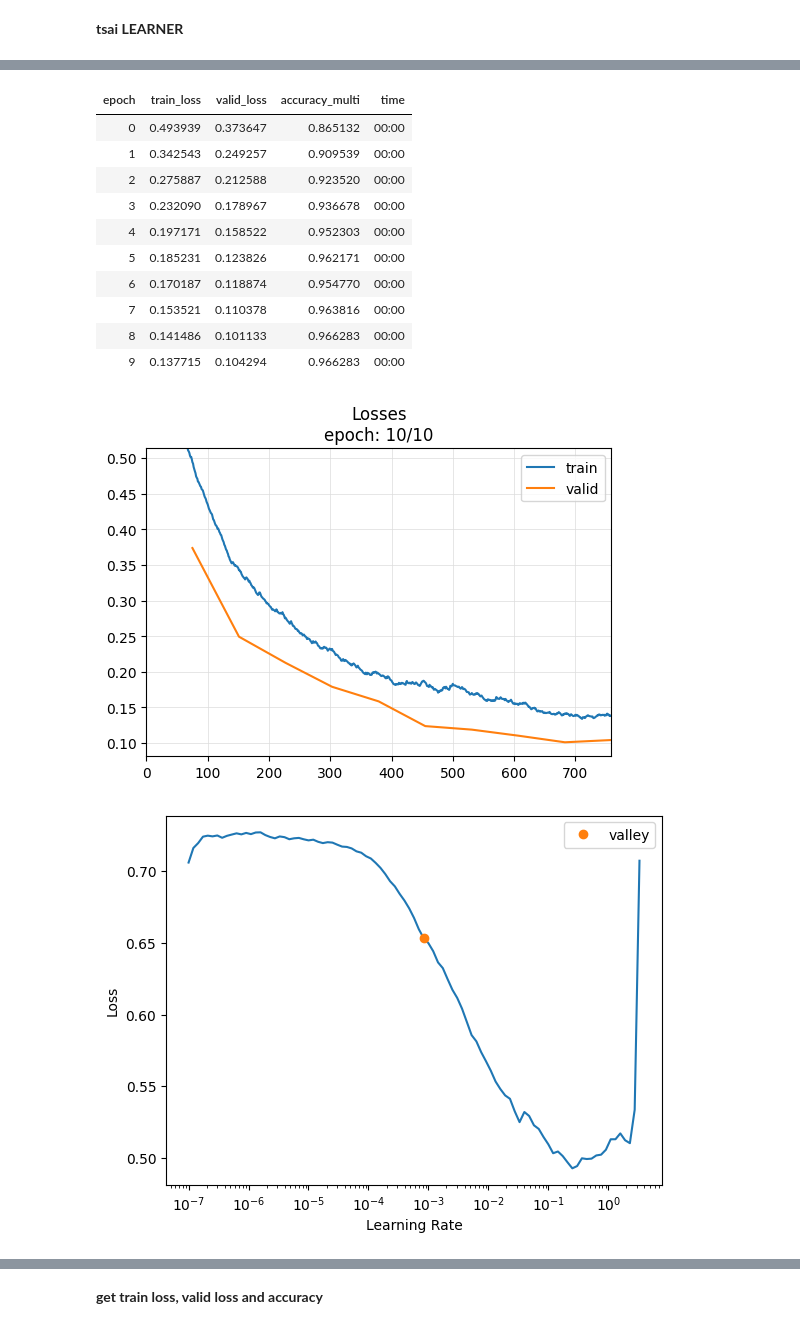
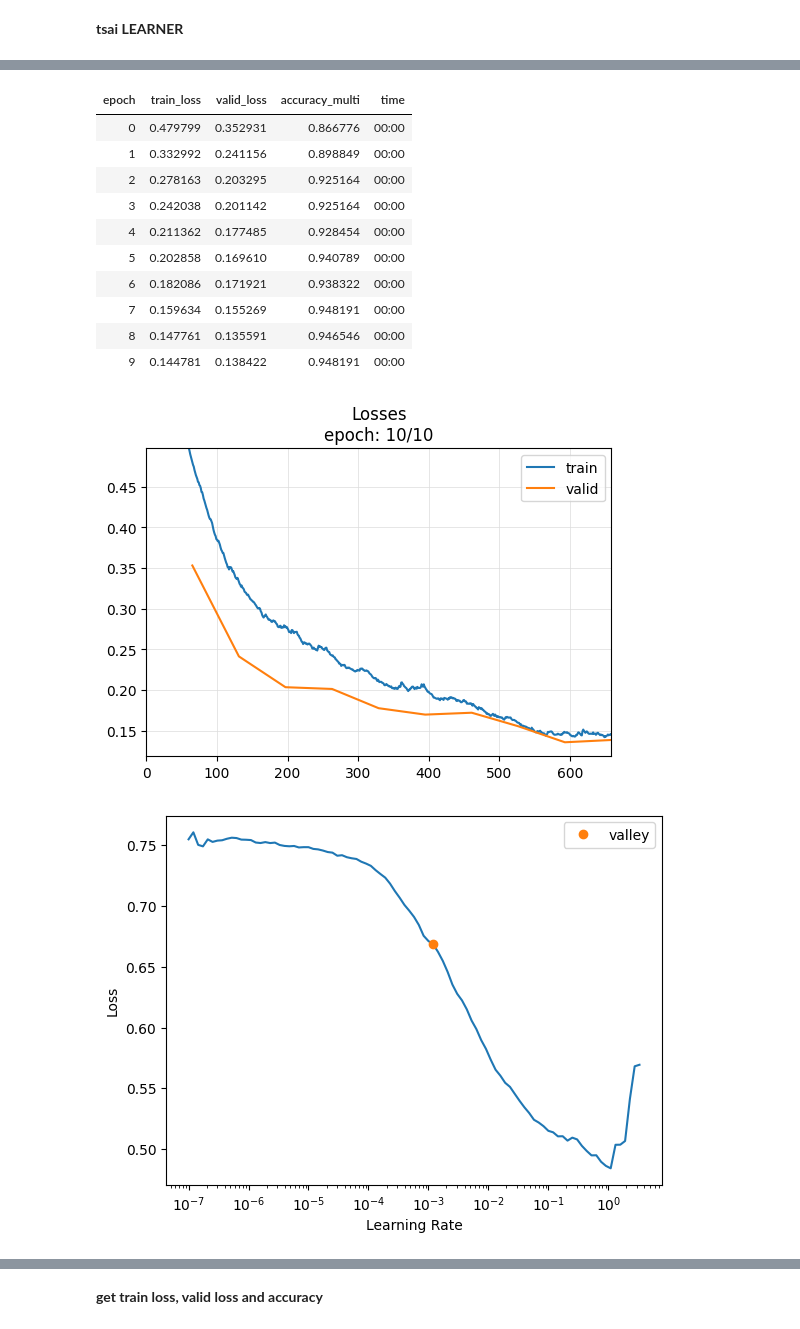
Before and after one commit to MajedNaN/TimeSeriesClassification, a Jupyter notebook: main.ipynb, the cells around one changed output, grey strips where cells are left out. Saved outputs shown, nothing was run; the diff lists cells and outputs as text; code cells hidden in the pictures.

Commit message:
/modified standardization to avoid data leakage

```diff
--- a/main.ipynb
+++ b/main.ipynb
@@ -328,31 +345,34 @@ stride = 1
 #X, y = SlidingWindow(window_len=window , stride = stride, get_x = [0,1], get_y = [2])(df_mini)
 
 ## undersampling and sliding and standardize
-X1,y1,mean1,std1 = under_sample(df_mini1,under_window,seq_len,stride,standardize=1)
-X2,y2,mean2,std2 = under_sample(df_mini2,under_window,seq_len,stride,standardize=1)
+X1,y1= under_sample(df_mini1,under_window,seq_len,stride)
+X2,y2= under_sample(df_mini2,under_window,seq_len,stride)
+
+
+
 ### standardizing segments after undersampling
 
 # mean,std from dataset after undersampling
-# X1_ = standardize(X1,mean = mean1, std = std1)
-# X2_ = standardize(X2,mean = mean1, std = std2)
+# X1_ = standardize_with_params(X1,mean = mean1, std = std1)
+# X2_ = standardize_with_params(X2,mean = mean1, std = std2)
 
 # mean,std from dataset before undersampling
-# X1_ = standardize(X1,min = features_mini1.min(axis=0), max = features_mini1.max(axis=0))
-# X2_ = standardize(X2,min = features_mini2.min(axis=0), max = features_mini2.max(axis=0))
+# X1_ = standardize_with_params(X1,min = features_mini1.min(axis=0), max = features_mini1.max(axis=0))
+# X2_ = standardize_with_params(X2,min = features_mini2.min(axis=0), max = features_mini2.max(axis=0))
 
 
 ##################################################################################################
 # # standardize the whole data without undersampling
 
-# features_mini1 = standardize(features_mini1,mean = features_mini1.mean(axis=0),std = features_mini1.std(axis=0))
-# features_mini2 = standardize(features_mini2,mean = features_mini2.mean(axis=0),std = features_mini2.std(axis=0))
+# features_mini1 = standardize_with_params(features_mini1,mean = features_mini1.mean(axis=0),std = features_mini1.std(axis=0))
+# features_mini2 = standardize_with_params(features_mini2,mean = features_mini2.mean(axis=0),std = features_mini2.std(axis=0))
 
 # ## sliding the whole data
 # X1_,y1 = sliding(seq_len,stride,features_mini1,targets1)#.loc[:,'person'])
 # X2_,y2 = sliding(seq_len,stride,features_mini2,targets2)#.loc[:,'person'])
 
-
-X = concat(X1_,X2_)
+X = concat(X1,X2)
+# X = concat(X1_,X2_)
 y = concat(y1,y2)
 X.shape, y.shape
 # %% [output]
@@ -444,43 +479,53 @@ f1 score: 0.9625
 # %%
 ######## remove standardization from above at first, also remove sigmoid from the network*****************
 
 # splits = TimeSplitter()(y)
-splits = TrainValidTestSplitter()(y)
-tfms  = [TSStandardize(use_single_batch=False), MultiCategorize()]
-# batch_tfms = TSStandardize()
-dsets = TSDatasets(X, y, tfms=tfms, splits=splits, inplace=True)
-dls   = TSDataLoaders.from_dsets(dsets.train, dsets.valid, bs = 32, num_workers=2)#,batch_tfms=batch_tfms) ### note the normalization
+splits = TrainValidTestSplitter(test_size=0.1)(y)
+tfms  = [None, MultiCategorize()]
+batch_tfms = TSStandardize()
+
+#### standardization
+x_train,p1,p2 = standardize(X[splits[0]],mode=1)
+x_valid = standardize_with_params(X[splits[1]],mean=p1,std=p2)
+tsets = TSDatasets(x_train, y[splits[0]], tfms=tfms, inplace=True)
+vsets = TSDatasets(x_valid, y[splits[1]], tfms=tfms, inplace=True)
+dls   = TSDataLoaders.from_dsets(tsets, vsets, bs = 32, num_workers=2)#,batch_tfms=batch_tfms) ### note the normalization
+
+#### use batch normalization instead
+# dsets = TSDatasets(X, y, tfms=tfms, splits=splits, inplace=True)
+# dls   = TSDataLoaders.from_dsets(dsets.train, dsets.valid, bs = 32, num_workers=2,batch_tfms=batch_tfms) ### note the normalization
+
 
 k={}
 model = create_model(FCN, dls.vars,dls.c,dls,**k)
 
 #### note the accuracy_multi and MultiCategorize() contains BCEwithlogits not normal BCE
 learn = Learner(dls, model, metrics=accuracy_multi,cbs = ShowGraph())
 # learn.fit_one_cycle(10)
 
 learn.fit_one_cycle(10,learn.lr_find().valley) ## learning rate annealing
 
 plt.figure()
 plt.plot(learn.recorder.lrs)
 
 
 print(learn.loss_func)
 
 ##### save and load pkl model
 # learn.export('models/learn.pkl')
 # learn = load_learner('models/learn.pkl')
 # %% [output]
 [interactive output not drawn]
 | epoch | train_loss | valid_loss | accuracy_multi | time |
-| 0 | 0.493939 | 0.373647 | 0.865132 | 00:00 |
-| 1 | 0.342543 | 0.249257 | 0.909539 | 00:00 |
-| 2 | 0.275887 | 0.212588 | 0.923520 | 00:00 |
-| 3 | 0.232090 | 0.178967 | 0.936678 | 00:00 |
-| 4 | 0.197171 | 0.158522 | 0.952303 | 00:00 |
-| 5 | 0.185231 | 0.123826 | 0.962171 | 00:00 |
-| 6 | 0.170187 | 0.118874 | 0.954770 | 00:00 |
-| 7 | 0.153521 | 0.110378 | 0.963816 | 00:00 |
-| 8 | 0.141486 | 0.101133 | 0.966283 | 00:00 |
-| 9 | 0.137715 | 0.104294 | 0.966283 | 00:00 |
+| 0 | 0.479799 | 0.352931 | 0.866776 | 00:00 |
+| 1 | 0.332992 | 0.241156 | 0.898849 | 00:00 |
+| 2 | 0.278163 | 0.203295 | 0.925164 | 00:00 |
+| 3 | 0.242038 | 0.201142 | 0.925164 | 00:00 |
+| 4 | 0.211362 | 0.177485 | 0.928454 | 00:00 |
+| 5 | 0.202858 | 0.169610 | 0.940789 | 00:00 |
+| 6 | 0.182086 | 0.171921 | 0.938322 | 00:00 |
+| 7 | 0.159634 | 0.155269 | 0.948191 | 00:00 |
+| 8 | 0.147761 | 0.135591 | 0.946546 | 00:00 |
+| 9 | 0.144781 | 0.138422 | 0.948191 | 00:00 |
-[figure, old version]
+[figure, new version]
-[figure, old version]
+[figure, new version]
```
Also changed, not shown: parts of 10 cells of this notebook, 1 other file.
